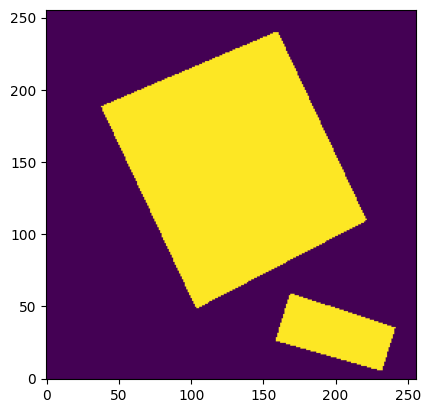
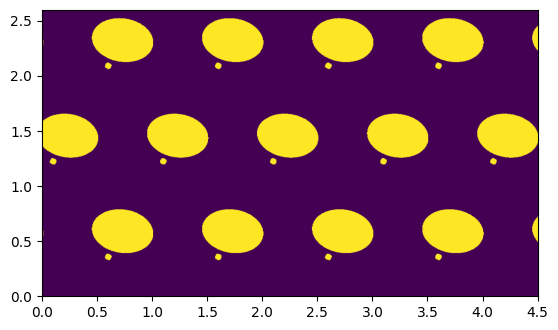
Code edit (unified diff) that turned the first committed figure into the second:
--- before
+++ after
@@ -1 +1,4 @@
-plt.imshow(result.unit_cells[18].mask_numpy(), origin='lower')
+num = 8
+
+xmin, xmax, ymin, ymax = result.unit_cells[num].extent(repeat=(nx_rep, ny_rep))
+plt.imshow(result.unit_cells[num].mask(nx, ny, repeat=(nx_rep, ny_rep), cartesian=True).cpu().detach(), origin='lower', extent=(xmin, xmax, ymin, ymax))

Commit: Changing logic is finished. The state is restored with better maintainability and working logic.